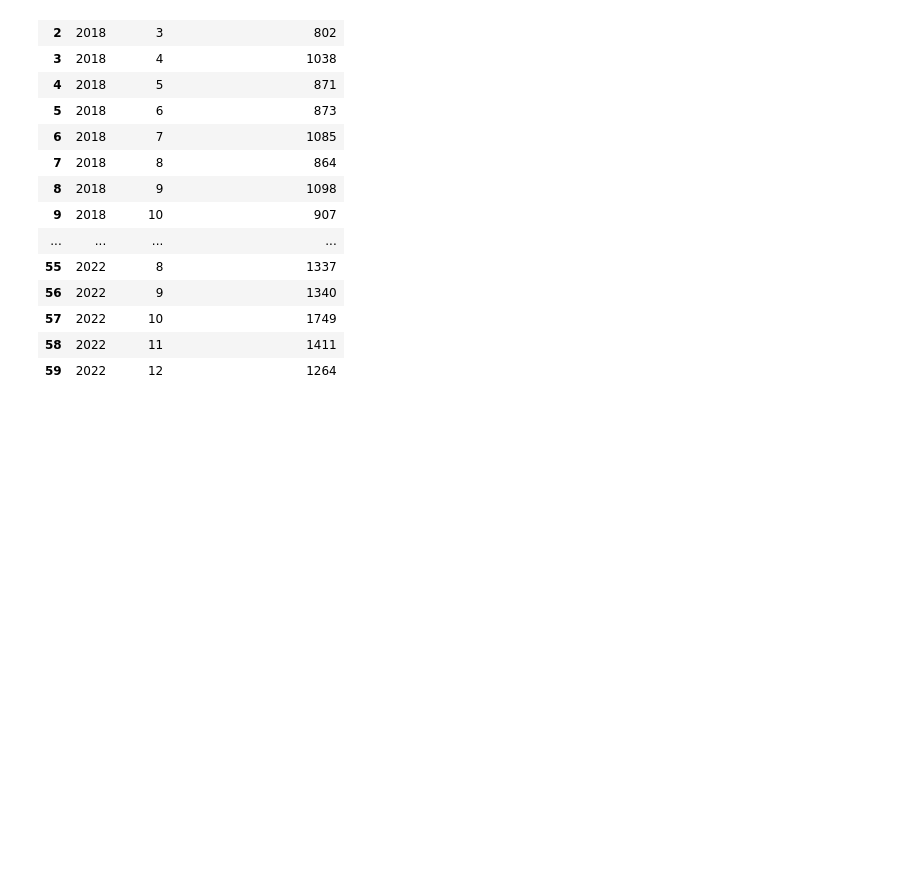
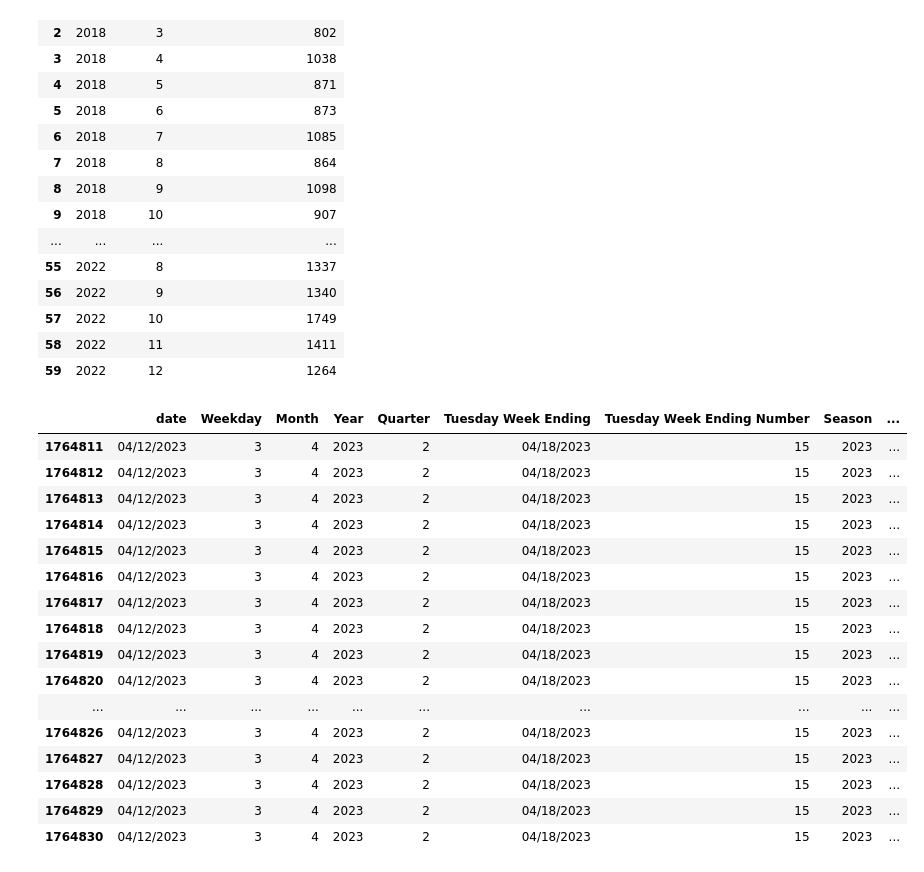
Before and after one commit to ajoyg/covid19_food_prod_impact, a Jupyter notebook: food_production_analysis/grain_transport_volume.ipynb, the cells around one changed output. Saved outputs shown, nothing was run; the diff lists cells and outputs as text; code cells hidden in the pictures; blank space fills up the shorter version.

```diff
--- a/food_production_analysis/grain_transport_volume.ipynb
+++ b/food_production_analysis/grain_transport_volume.ipynb
@@ -69,3 +66,25 @@ grain_trucking_volume_df
 | 57 | 2022 | 10 | 1749 |
 | 58 | 2022 | 11 | 1411 |
 | 59 | 2022 | 12 | 1264 |
+# %%
+filepath="Resources/Refrigerated_Truck_Volumes.csv"
+refrigerated_truck_volume = pd.read_csv("Resources/Refrigerated_Truck_Volumes.csv")
+refrigerated_truck_volume.tail(20)
+# %% [output]
+|  | date | Weekday | Month | Year | Quarter | Tuesday Week Ending | Tuesday Week Ending Number | Season | ... |
+| 1764811 | 04/12/2023 | 3 | 4 | 2023 | 2 | 04/18/2023 | 15 | 2023 | ... |
+| 1764812 | 04/12/2023 | 3 | 4 | 2023 | 2 | 04/18/2023 | 15 | 2023 | ... |
+| 1764813 | 04/12/2023 | 3 | 4 | 2023 | 2 | 04/18/2023 | 15 | 2023 | ... |
+| 1764814 | 04/12/2023 | 3 | 4 | 2023 | 2 | 04/18/2023 | 15 | 2023 | ... |
+| 1764815 | 04/12/2023 | 3 | 4 | 2023 | 2 | 04/18/2023 | 15 | 2023 | ... |
+| 1764816 | 04/12/2023 | 3 | 4 | 2023 | 2 | 04/18/2023 | 15 | 2023 | ... |
+| 1764817 | 04/12/2023 | 3 | 4 | 2023 | 2 | 04/18/2023 | 15 | 2023 | ... |
+| 1764818 | 04/12/2023 | 3 | 4 | 2023 | 2 | 04/18/2023 | 15 | 2023 | ... |
+| 1764819 | 04/12/2023 | 3 | 4 | 2023 | 2 | 04/18/2023 | 15 | 2023 | ... |
+| 1764820 | 04/12/2023 | 3 | 4 | 2023 | 2 | 04/18/2023 | 15 | 2023 | ... |
+| ... | ... | ... | ... | ... | ... | ... | ... | ... | ... |
+| 1764826 | 04/12/2023 | 3 | 4 | 2023 | 2 | 04/18/2023 | 15 | 2023 | ... |
+| 1764827 | 04/12/2023 | 3 | 4 | 2023 | 2 | 04/18/2023 | 15 | 2023 | ... |
+| 1764828 | 04/12/2023 | 3 | 4 | 2023 | 2 | 04/18/2023 | 15 | 2023 | ... |
+| 1764829 | 04/12/2023 | 3 | 4 | 2023 | 2 | 04/18/2023 | 15 | 2023 | ... |
+| 1764830 | 04/12/2023 | 3 | 4 | 2023 | 2 | 04/18/2023 | 15 | 2023 | ... |
```
Also changed, not shown: parts of 6 cells of this notebook, 8 other files.
